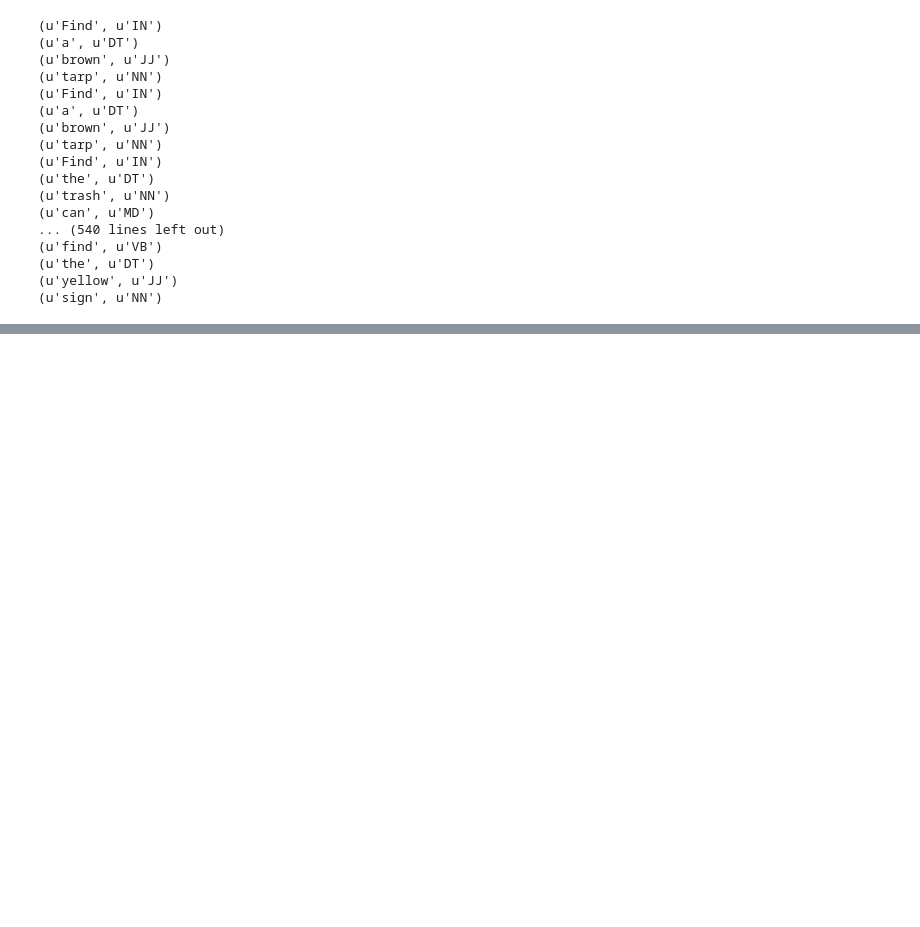
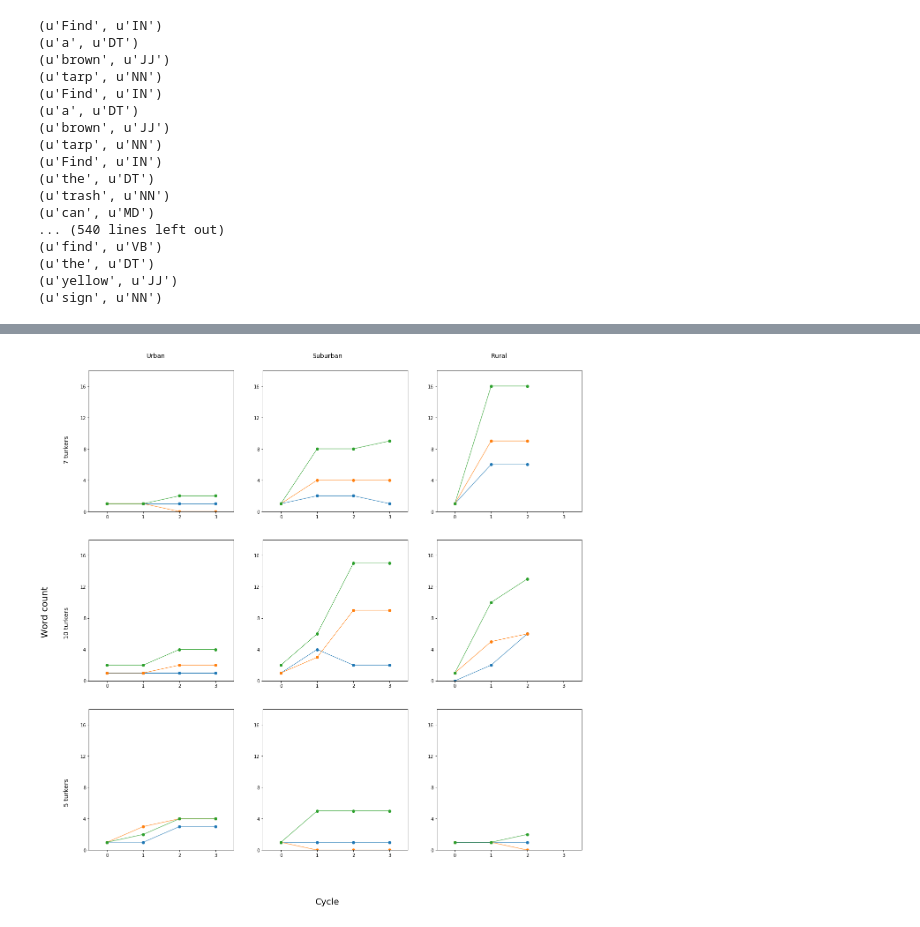
Before and after one commit to brian-ho/cs279-final-project, a Jupyter notebook: Description syntax.ipynb, the cells around one changed output, grey strips where cells are left out. Cells and saved outputs as stored; diff of their text form; code cells hidden in the pictures; blank space fills up the shorter version.

Commit message:
Subplot plot

```diff
--- a/Description syntax.ipynb
+++ b/Description syntax.ipynb
@@ -103,0 +97,11 @@ dtype: float64
+# %%
+def nameToIndex(name):
+    if name == 'fiveMT':
+        return 0
+    if name == 'sevenMT':
+        return 2
+    if name == 'tenMT':
+        return 1
+# %%
+df['exp_index'] = df.exp.apply(nameToIndex)
+df2['exp_index'] = df2.exp.apply(nameToIndex)
@@ -103,0 +128,46 @@ dtype: float64
+# %%
+f, axs = plt.subplots(3,3, figsize=(20,20))
+'''
+ax = f.add_subplot(111)
+# Turn off axis lines and ticks of the big subplot
+ax.spines['top'].set_color('none')
+ax.spines['bottom'].set_color('none')
+ax.spines['left'].set_color('none')
+ax.spines['right'].set_color('none')
+ax.tick_params(labelcolor='w', top='off', bottom='off', left='off', right='off')
+
+# Set common labels
+ax.set_xlabel('common xlabel')
+ax.set_ylabel('common ylabel')
+'''
+
+for i, row in enumerate(axs):
+    for j, ax in enumerate(row):
+        ax.plot(df[(df.trial == i)&(df.exp_index == j)].gen,
+                   df[(df.trial == i)&(df.exp_index == j)].adj, lw=1, marker='o')
+        ax.plot(df[(df.trial == i)&(df.exp_index == j)].gen,
+                   df[(df.trial == i)&(df.exp_index == j)].prep, lw=1, marker='o')
+        ax.plot(df[(df.trial == i)&(df.exp_index == j)].gen,
+                   df[(df.trial == i)&(df.exp_index == j)].noun, lw=1, marker='o')
+        ax.set_xlim([-.5,3.5])
+        ax.set_xticks(range(0,4))
+        ax.set_ylim([0,18])
+        ax.set_yticks(range(0,20,4))
+        #ax.set_xlabel('Cycle')
+        #ax.set_ylabel('Word count')
+
+f.text(0.5, 0.04, 'Cycle', ha='center', size=20)
+
+f.text(0.23, 0.9, 'Urban', ha='center', size=14)
+f.text(0.5, 0.9, 'Suburban', ha='center', size=14)
+f.text(0.77, 0.9, 'Rural', ha='center', size=14)
+
+f.text(0.05, 0.5, 'Word count', va='center', rotation='vertical', size=20)
+
+f.text(0.09, 0.23, '5 turkers', ha='center', rotation='vertical', size=14)
+f.text(0.09, 0.5, '10 turkers', ha='center', rotation='vertical', size=14)
+f.text(0.09, 0.77, '7 turkers', ha='center', rotation='vertical', size=14)
+
+f.show()
+# %% [output]
+[figure, added]
```
Also changed, not shown: parts of 4 cells of this notebook, 1 other file.
